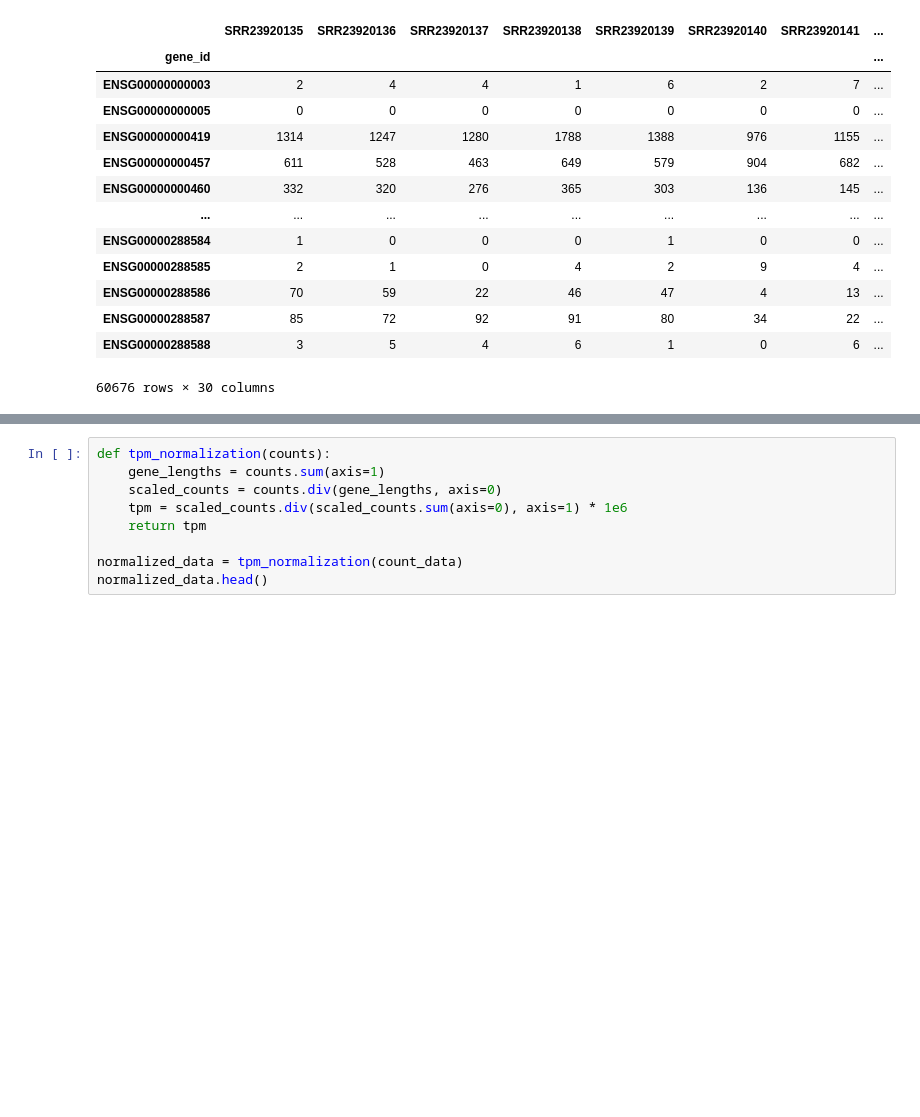
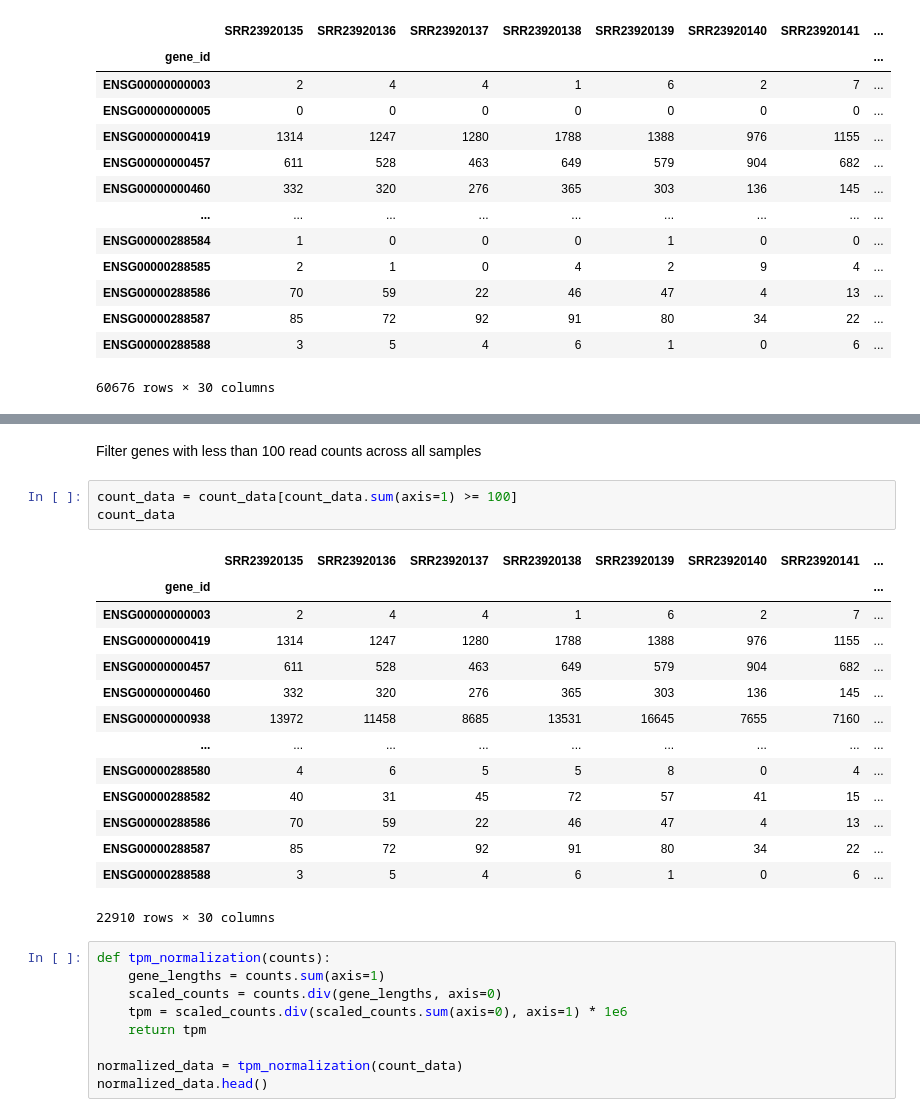
Before and after one commit to BMGLab/CrashCourses, a Jupyter notebook: Bulk_RNAseq_analysis_tutorial.ipynb, the cells around one changed output, grey strips where cells are left out. Cells and saved outputs as stored; diff of their text form; blank space fills up the shorter version.

```diff
--- a/Bulk_RNAseq_analysis_tutorial.ipynb
+++ b/Bulk_RNAseq_analysis_tutorial.ipynb
@@ -102,3 +151,23 @@ count_data
+# %% [markdown]
+Filter genes with less than 100 read counts across all samples
+# %%
+count_data = count_data[count_data.sum(axis=1) >= 100]
+count_data
+# %% [output]
+|  | SRR23920135 | SRR23920136 | SRR23920137 | SRR23920138 | SRR23920139 | SRR23920140 | SRR23920141 | ... |
+| gene_id |  |  |  |  |  |  |  | ... |
+| ENSG00000000003 | 2 | 4 | 4 | 1 | 6 | 2 | 7 | ... |
+| ENSG00000000419 | 1314 | 1247 | 1280 | 1788 | 1388 | 976 | 1155 | ... |
+| ENSG00000000457 | 611 | 528 | 463 | 649 | 579 | 904 | 682 | ... |
+| ENSG00000000460 | 332 | 320 | 276 | 365 | 303 | 136 | 145 | ... |
+| ENSG00000000938 | 13972 | 11458 | 8685 | 13531 | 16645 | 7655 | 7160 | ... |
+| ... | ... | ... | ... | ... | ... | ... | ... | ... |
+| ENSG00000288580 | 4 | 6 | 5 | 5 | 8 | 0 | 4 | ... |
+| ENSG00000288582 | 40 | 31 | 45 | 72 | 57 | 41 | 15 | ... |
+| ENSG00000288586 | 70 | 59 | 22 | 46 | 47 | 4 | 13 | ... |
+| ENSG00000288587 | 85 | 72 | 92 | 91 | 80 | 34 | 22 | ... |
+| ENSG00000288588 | 3 | 5 | 4 | 6 | 1 | 0 | 6 | ... |
+22910 rows × 30 columns
 # %%
 def tpm_normalization(counts):
     gene_lengths = counts.sum(axis=1)
```
Also changed, not shown: parts of 16 cells of this notebook, 2 other files.
